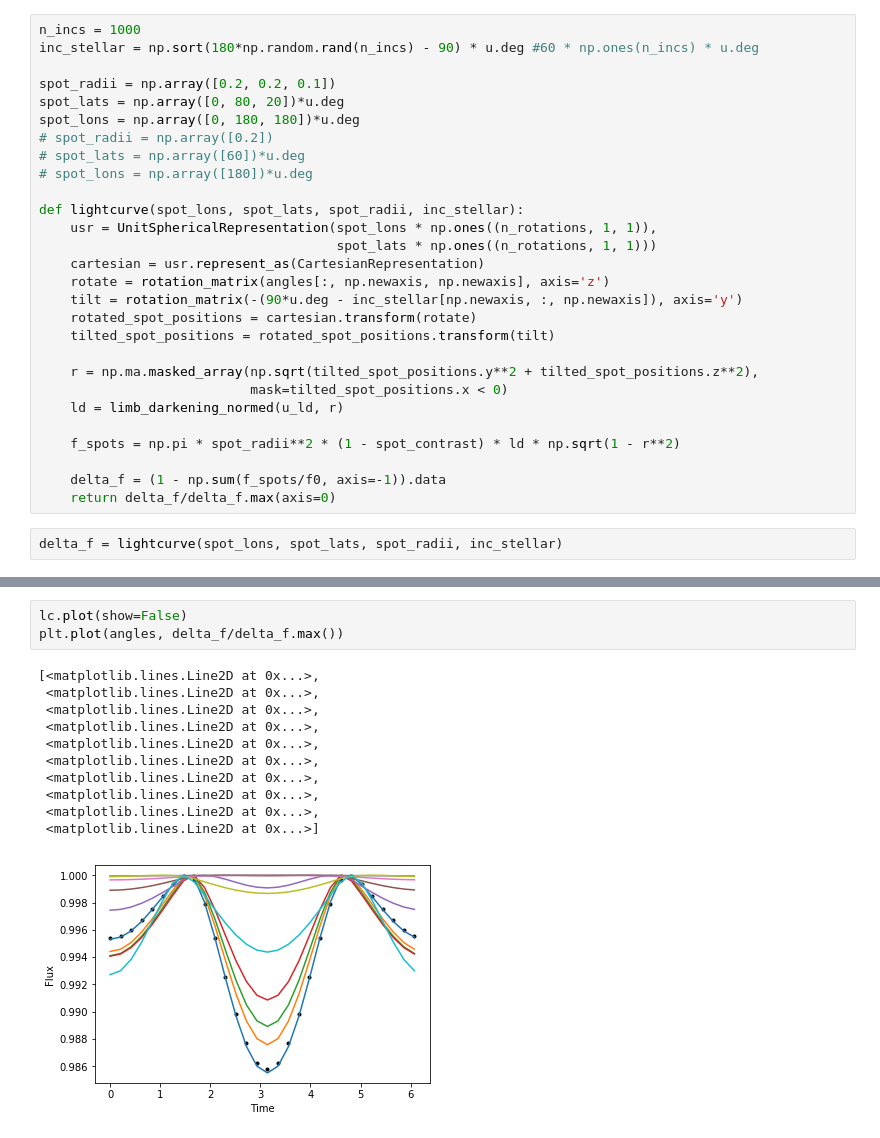
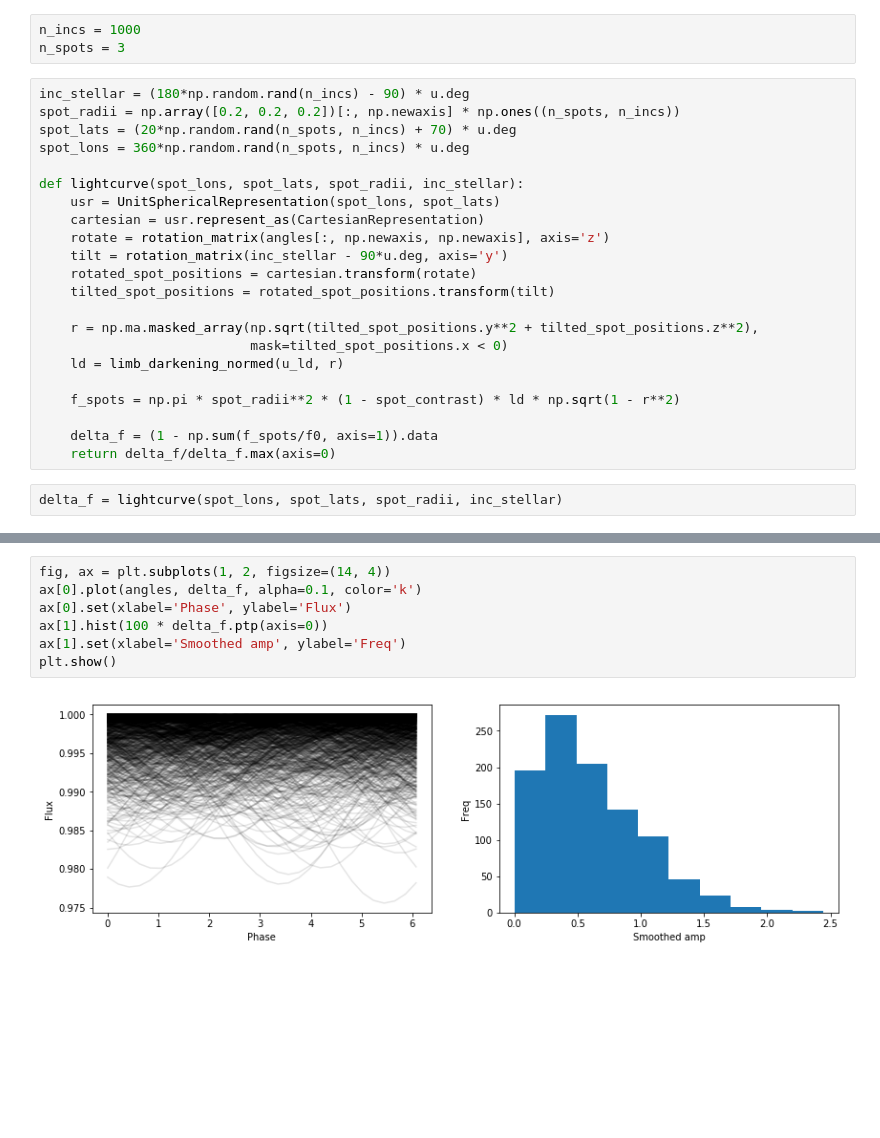
Before and after one commit to bmorris3/zeitsprung, a Jupyter notebook: analytic.ipynb, the cells around one changed output, grey strips where cells are left out. Drawn from its saved outputs; the diff is of its cells as text; blank space fills up the shorter version.

```diff
--- a/analytic.ipynb
+++ b/analytic.ipynb
@@ -25,23 +25,20 @@ f0 = total_flux(u_ld)
 # %%
 n_rotations = 30
 angles = np.arange(0, 2*np.pi, 2*np.pi/n_rotations) * u.rad
+# %%
+n_incs = 1000
+n_spots = 3
 # %%
-n_incs = 1000
-inc_stellar = np.sort(180*np.random.rand(n_incs) - 90) * u.deg #60 * np.ones(n_incs) * u.deg
-
-spot_radii = np.array([0.2, 0.2, 0.1])
-spot_lats = np.array([0, 80, 20])*u.deg
-spot_lons = np.array([0, 180, 180])*u.deg
-# spot_radii = np.array([0.2])
-# spot_lats = np.array([60])*u.deg
-# spot_lons = np.array([180])*u.deg
+inc_stellar = (180*np.random.rand(n_incs) - 90) * u.deg
+spot_radii = np.array([0.2, 0.2, 0.2])[:, np.newaxis] * np.ones((n_spots, n_incs))
+spot_lats = (20*np.random.rand(n_spots, n_incs) + 70) * u.deg
+spot_lons = 360*np.random.rand(n_spots, n_incs) * u.deg
 
 def lightcurve(spot_lons, spot_lats, spot_radii, inc_stellar):
-    usr = UnitSphericalRepresentation(spot_lons * np.ones((n_rotations, 1, 1)),
-                                      spot_lats * np.ones((n_rotations, 1, 1)))
+    usr = UnitSphericalRepresentation(spot_lons, spot_lats)
     cartesian = usr.represent_as(CartesianRepresentation)
     rotate = rotation_matrix(angles[:, np.newaxis, np.newaxis], axis='z')
-    tilt = rotation_matrix(-(90*u.deg - inc_stellar[np.newaxis, :, np.newaxis]), axis='y')
+    tilt = rotation_matrix(inc_stellar - 90*u.deg, axis='y')
     rotated_spot_positions = cartesian.transform(rotate)
     tilted_spot_positions = rotated_spot_positions.transform(tilt)
 
@@ -51,7 +48,7 @@ def lightcurve(spot_lons, spot_lats, spot_radii, inc_stellar):
 
     f_spots = np.pi * spot_radii**2 * (1 - spot_contrast) * ld * np.sqrt(1 - r**2)
 
-    delta_f = (1 - np.sum(f_spots/f0, axis=-1)).data
+    delta_f = (1 - np.sum(f_spots/f0, axis=1)).data
     return delta_f/delta_f.max(axis=0)
 # %%
 delta_f = lightcurve(spot_lons, spot_lats, spot_radii, inc_stellar)
@@ -98,15 +55,9 @@ with STSP(Time(angles.value, format='jd'), star, spots) as s:
-# %%
-lc.plot(show=False)
-plt.plot(angles, delta_f/delta_f.max())
-# %% [output]
-[<matplotlib.lines.Line2D at 0x...>,
- <matplotlib.lines.Line2D at 0x...>,
- <matplotlib.lines.Line2D at 0x...>,
- <matplotlib.lines.Line2D at 0x...>,
- <matplotlib.lines.Line2D at 0x...>,
- <matplotlib.lines.Line2D at 0x...>,
- <matplotlib.lines.Line2D at 0x...>,
- <matplotlib.lines.Line2D at 0x...>,
- <matplotlib.lines.Line2D at 0x...>,
- <matplotlib.lines.Line2D at 0x...>]
-[figure, removed]
+# %%
+fig, ax = plt.subplots(1, 2, figsize=(14, 4))
+ax[0].plot(angles, delta_f, alpha=0.1, color='k')
+ax[0].set(xlabel='Phase', ylabel='Flux')
+ax[1].hist(100 * delta_f.ptp(axis=0))
+ax[1].set(xlabel='Smoothed amp', ylabel='Freq')
+plt.show()
+# %% [output]
+[figure, added]
```
Also changed, not shown: parts of 4 cells of this notebook.
